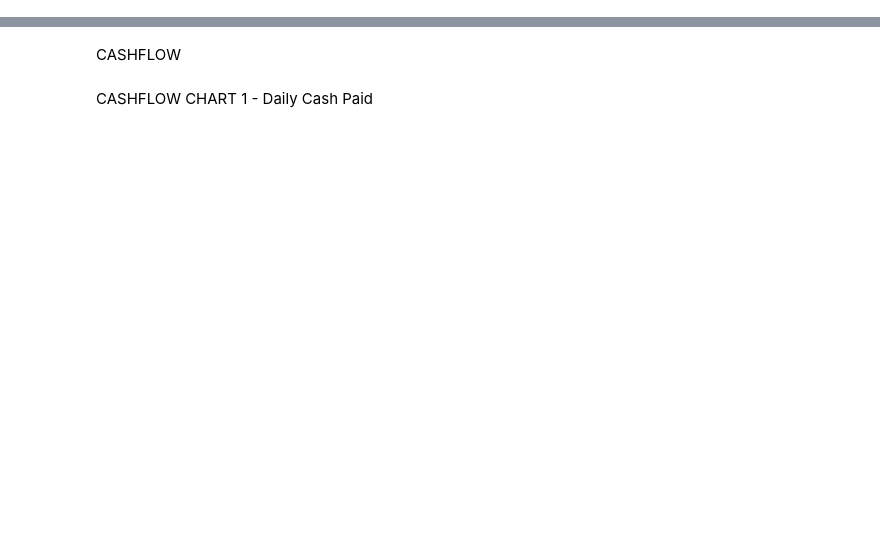
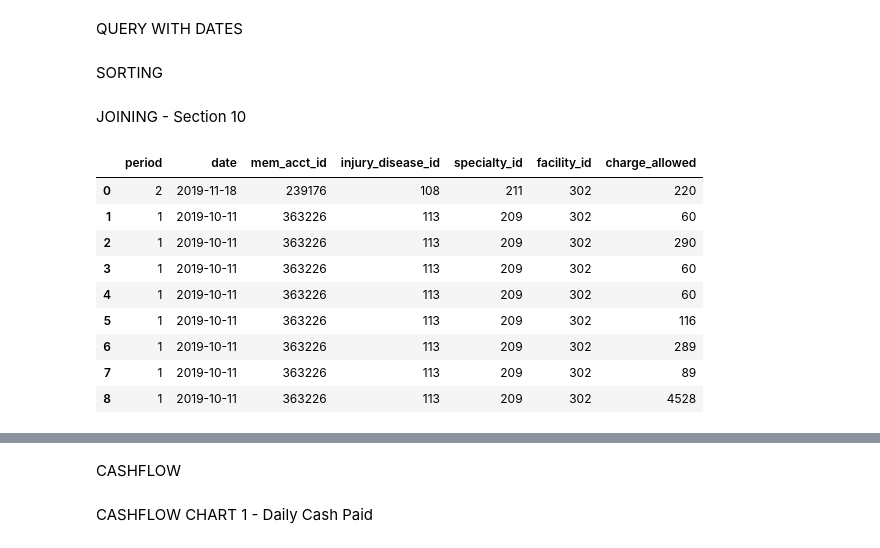
Before and after one commit to K0modo/dash_website, a Jupyter notebook: jupyter_nb/test_notebook.ipynb, the cells around one changed output, grey strips where cells are left out. Drawn from its saved outputs; the diff is of its cells as text; code cells hidden in the pictures; blank space fills up the shorter version.

```diff
--- a/jupyter_nb/test_notebook.ipynb
+++ b/jupyter_nb/test_notebook.ipynb
@@ -24,0 +181,2 @@ db.init_app(app)
+# %% [markdown]
+QUERY WITH DATES
@@ -24,0 +188,2 @@ db.init_app(app)
+# %% [markdown]
+SORTING
@@ -24,0 +192,17 @@ db.init_app(app)
+# %% [markdown]
+JOINING - Section 10
+# %%
+table_x = con_df.loc[:, ['period', 'date', 'mem_acct_id', 'injury_disease_id', 'specialty_id',
+                         'facility_id', 'charge_allowed']]
+table_x.loc[:8, ]
+# %% [output]
+|  | period | date | mem_acct_id | injury_disease_id | specialty_id | facility_id | charge_allowed |
+| 0 | 2 | 2019-11-18 | 239176 | 108 | 211 | 302 | 220 |
+| 1 | 1 | 2019-10-11 | 363226 | 113 | 209 | 302 | 60 |
+| 2 | 1 | 2019-10-11 | 363226 | 113 | 209 | 302 | 290 |
+| 3 | 1 | 2019-10-11 | 363226 | 113 | 209 | 302 | 60 |
+| 4 | 1 | 2019-10-11 | 363226 | 113 | 209 | 302 | 60 |
+| 5 | 1 | 2019-10-11 | 363226 | 113 | 209 | 302 | 116 |
+| 6 | 1 | 2019-10-11 | 363226 | 113 | 209 | 302 | 289 |
+| 7 | 1 | 2019-10-11 | 363226 | 113 | 209 | 302 | 89 |
+| 8 | 1 | 2019-10-11 | 363226 | 113 | 209 | 302 | 4528 |
```
Also changed, not shown: parts of 52 cells of this notebook, 18 other files.
